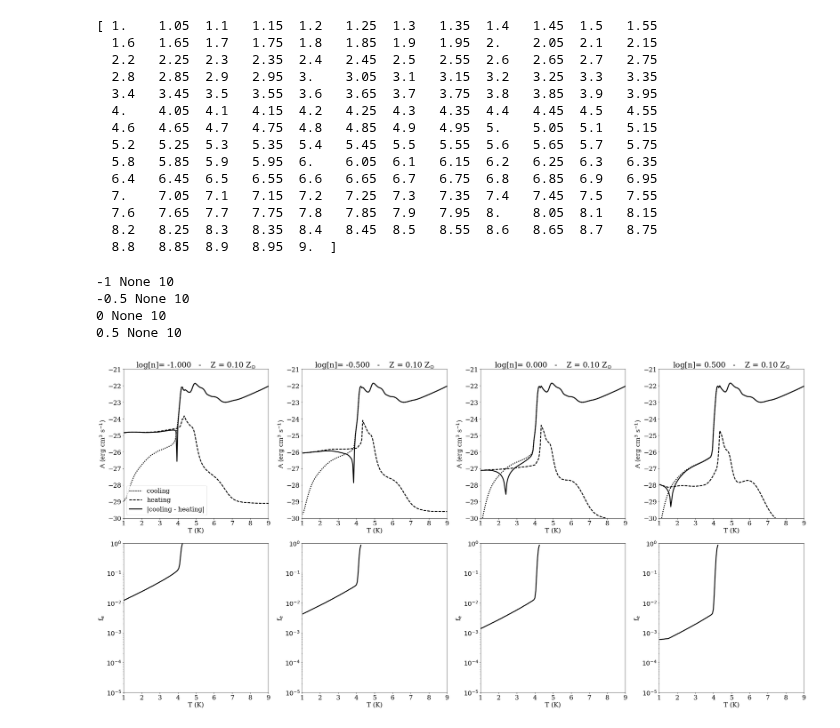
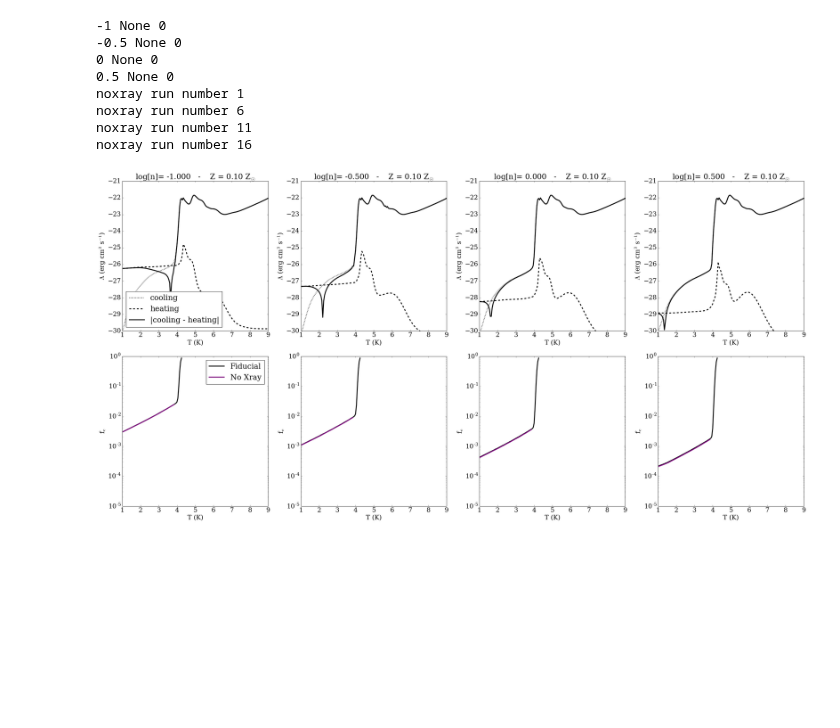
Before and after one commit to aemerick/galaxy_analysis, a Jupyter notebook: grackle/cooling_curve_electron.ipynb, the cells around one changed output. Saved outputs shown, nothing was run; the diff lists cells and outputs as text; code cells hidden in the pictures; blank space fills up the shorter version.

Commit message:
plot updates

```diff
--- a/grackle/cooling_curve_electron.ipynb
+++ b/grackle/cooling_curve_electron.ipynb
@@ -99,23 +110,6 @@ try:
     prim_heat  = data['CoolingRates']['Primordial']['Heating']
 except:
     print 'failed to load heating'
-# %%
-print T
-# %% [output]
-[ 1.    1.05  1.1   1.15  1.2   1.25  1.3   1.35  1.4   1.45  1.5   1.55
-  1.6   1.65  1.7   1.75  1.8   1.85  1.9   1.95  2.    2.05  2.1   2.15
-  2.2   2.25  2.3   2.35  2.4   2.45  2.5   2.55  2.6   2.65  2.7   2.75
-  2.8   2.85  2.9   2.95  3.    3.05  3.1   3.15  3.2   3.25  3.3   3.35
-  3.4   3.45  3.5   3.55  3.6   3.65  3.7   3.75  3.8   3.85  3.9   3.95
-  4.    4.05  4.1   4.15  4.2   4.25  4.3   4.35  4.4   4.45  4.5   4.55
-  4.6   4.65  4.7   4.75  4.8   4.85  4.9   4.95  5.    5.05  5.1   5.15
-  5.2   5.25  5.3   5.35  5.4   5.45  5.5   5.55  5.6   5.65  5.7   5.75
-  5.8   5.85  5.9   5.95  6.    6.05  6.1   6.15  6.2   6.25  6.3   6.35
-  6.4   6.45  6.5   6.55  6.6   6.65  6.7   6.75  6.8   6.85  6.9   6.95
-  7.    7.05  7.1   7.15  7.2   7.25  7.3   7.35  7.4   7.45  7.5   7.55
-  7.6   7.65  7.7   7.75  7.8   7.85  7.9   7.95  8.    8.05  8.1   8.15
-  8.2   8.25  8.3   8.35  8.4   8.45  8.5   8.55  8.6   8.65  8.7   8.75
-  8.8   8.85  8.9   8.95  9.  ]
 # %%
 #
 #
@@ -124,7 +118,7 @@ print T
 #
 plot_n  = [-1, -0.5, 0, 0.5]
 z       = None
-z_index = 10
+z_index = 0
 
 Z = 0.1  # metallicity
 # %%
@@ -174,41 +168,69 @@ for i in [(1,0),(1,1),(1,2),(1,3)]:
     n = plot_n[j]
     index1, index2, run_num, rshift = get_index_number(n, z = z, z_index = z_index)
 
-    e_data = np.genfromtxt('./electron/hm_2011_sh_run%i.electron'%(run_num), names =True)
+    e_data = np.genfromtxt(e_path + 'hm_2011_sh_run%i.electron'%(run_num), names =True)
 
     f_e = e_data['n_e'] / e_data['n_H']
     T_e = e_data['Te']
 
-    ax[i].plot(np.log10(T_e), f_e, lw = 3, color = 'black', ls = '-')
+    ax[i].plot(np.log10(T_e), f_e, lw = 3, color = 'black', ls = '-', label = 'Fiducial')
+
+
+    if z_index in [0,6,10,14,17]:
+        # 6/1 I've only computed new models with z = 0 and z = 1 at select densities
+        # so the indices don't match up --- hence being ad hoc about this
+        zxd = {0:1, 6:2, 10:3, 14:4, 17:5}
+        z_x = zxd[z_index]
+
+        noxnum = j*len(zxd.keys()) + z_x
+
+        print 'noxray run number', noxnum
+        nox_data = np.genfromtxt(nox_path + 'hm_2011_sh_run%i.electron'%(noxnum),names=True)
+        #lcr_data = np.genfromtxt(lcr_path + 'hm_2011_sh_run%i.electron'%(noxnum), names=True)
+
+        ax[i].plot( np.log10(nox_data['Te']), nox_data['n_e'] / nox_data['n_H'],
+                             lw = 3, ls = '-', color = 'purple', label = 'No Xray')
+
+        #ax[i].plot( np.log10(lcr_data['Te']), lcr_data['n_e'] / lcr_data['n_H'],
+        #                     lw = 3, ls = '--', color = 'orange', label = 'No Xray - 0.01 CR')
+
+
+        if i == (1,0):
+            ax[i].legend(loc='best')
+
     ax[i].set_xlabel('T (K)')
     ax[i].set_ylabel(r'f$_{\rm e}$')
     ax[i].set_xlim(1,9)
     ax[i].xaxis.set_ticks(np.arange(1,9.1,1))
 
     ax[i].set_ylim(1.0E-5,1.0)
     ax[i].semilogy()
 
 
     j = j + 1
 
 fig.set_size_inches(32,16)
 plt.tight_layout()
 plt.show()
 
 if data_type == 'thin':
     fig.savefig('cooling_electron_opticallythin.png')
 elif data_type == 'shielded':
     fig.savefig('cooling_electron_shielded_z%0.4f.png'%(rshift))
 elif data_type == 'shielded_cooling_only':
     fig.savefig('cooling_electron_shielded_cooling_only.png')
 elif data_type == 'noUVB':
     fig.savefig('cooling_electron_noUVB.png')
 # %% [output]
--1 None 10
--0.5 None 10
-0 None 10
-0.5 None 10
+-1 None 0
+-0.5 None 0
+0 None 0
+0.5 None 0
+noxray run number 1
+noxray run number 6
+noxray run number 11
+noxray run number 16
-[figure, old version]
+[figure, new version]
 # %%
 thin   = h5py.File('./CloudyData_UVB=HM2012.h5')
 shield = h5py.File('./CloudyData_UVB=HM2012_shielded.h5')
```
Also changed, not shown: parts of 2 cells of this notebook.
